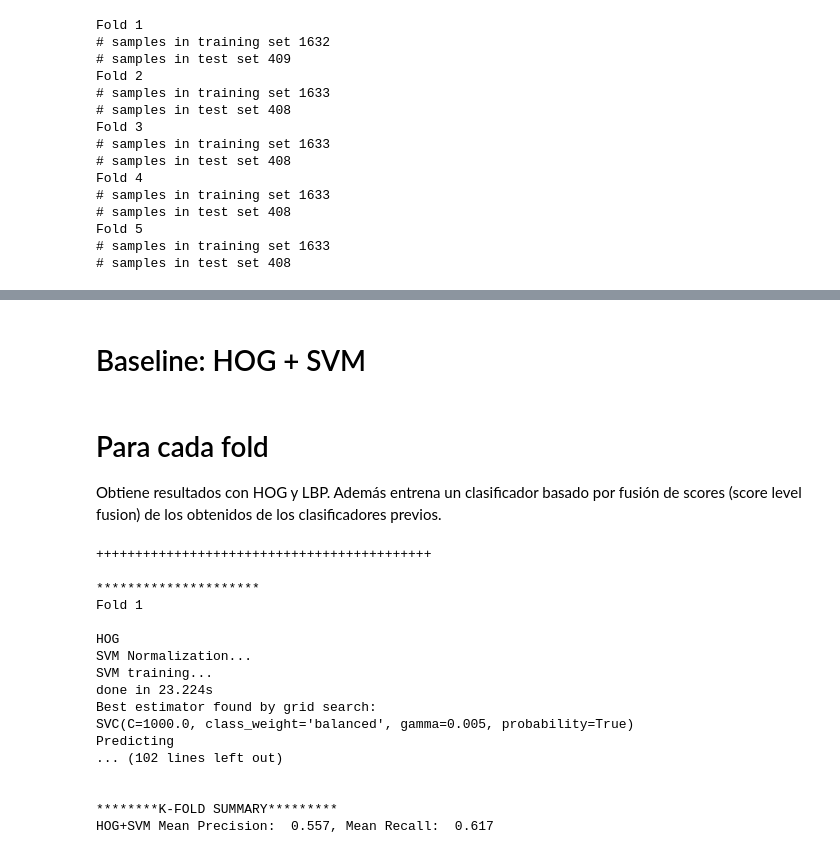
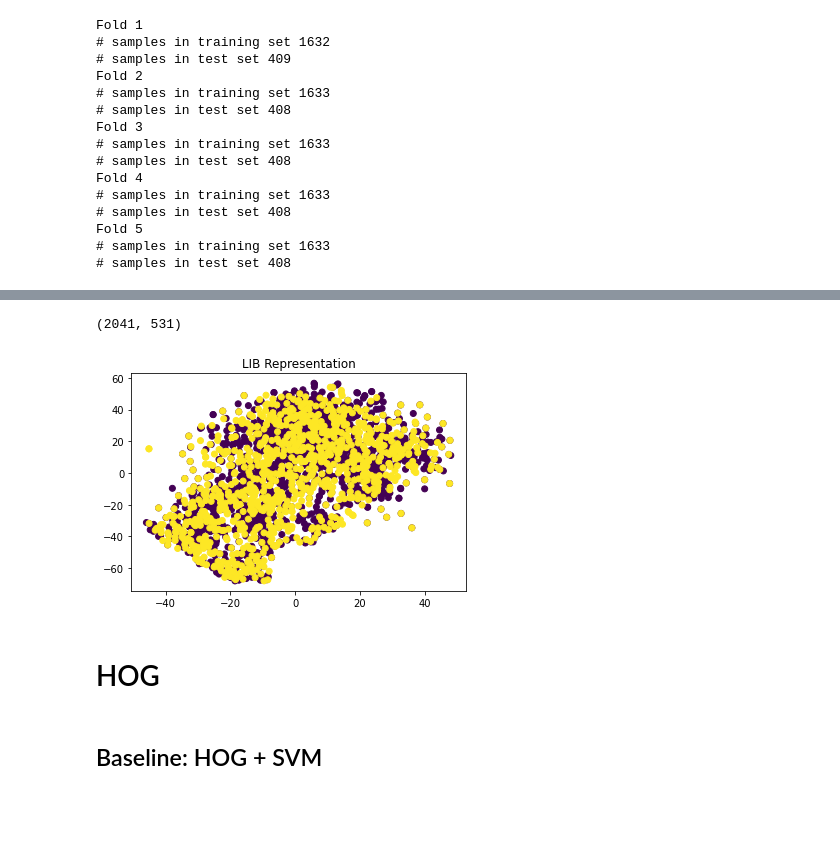
Before and after one commit to miguel-kjh/fake-face-detector, a Jupyter notebook: fake_detection.ipynb, the cells around one changed output, grey strips where cells are left out. Drawn from its saved outputs; the diff is of its cells as text; code cells hidden in the pictures; blank space fills up the shorter version.

```diff
--- a/fake_detection.ipynb
+++ b/fake_detection.ipynb
@@ -250,57 +307,9 @@ Fold 5
+# %%
+TSNE_plot(Xlbp, Y, "LIB Representation")
+# %% [output]
+(2041, 531)
+[figure, added]
+# %% [markdown]
+# HOG
 # %% [markdown]
-# Baseline: HOG + SVM
+## Baseline: HOG + SVM
-# %% [markdown]
-# Para cada fold
-
-Obtiene resultados con HOG y LBP. Además entrena un clasificador basado por fusión de scores (score level fusion) de los obtenidos de los clasificadores previos.
-# %%
-print("+++++++++++++++++++++++++++++++++++++++++++\n")
-
-# KNN
-precs_hog_svm, recs_hog_svm = [], []
-
-parameters = {'C': [1e3, 5e3],
-                  'gamma': [0.0001, 0.0005, 0.001, 0.005, 0.01],}
-# Grid searach across parameter range
-clf = GridSearchCV(
-    SVC(kernel='rbf', class_weight='balanced', probability=True), parameters, cv=5
-)
-
-fold = 1
-for train_index, test_index in skf.split(X, Y):
-    #print("TRAIN:", train_index, "TEST:", test_index)
-    print("*********************\nFold %d" % fold)
-
-    #HOG
-    print("\nHOG")
-    y_pred, y_test, hog_train_prob, hog_test_prob = GetPredictionsandProbs(clf, Xhog[train_index], Xhog[test_index],Y[train_index], Y[test_index])
-    print("\nHOG Metrics")
-    precs_hog_svm.append(precision_score(y_test, y_pred))
-    recs_hog_svm.append(recall_score(y_test, y_pred))
-    print(classification_report(y_test, y_pred, target_names=class_names))
-    if fold == 1:
-    print("Confussion matrix:")
-        print(confusion_matrix(y_test, y_pred, labels=range(n_classes)))
-
-    fold += 1
-
-print("\n********K-FOLD SUMMARY*********")
-print("HOG+SVM Mean Precision:  %0.3f, Mean Recall:  %0.3f" % ( np.mean(precs_hog_svm) , np.mean(recs_hog_svm) ))
-# %% [output]
-+++++++++++++++++++++++++++++++++++++++++++
-
-*********************
-Fold 1
-
-HOG
-SVM Normalization...
-SVM training...
-done in 23.224s
-Best estimator found by grid search:
-SVC(C=1000.0, class_weight='balanced', gamma=0.005, probability=True)
-Predicting
-... (102 lines left out)
-
-
-********K-FOLD SUMMARY*********
-HOG+SVM Mean Precision:  0.557, Mean Recall:  0.617
```
Also changed, not shown: parts of 16 cells of this notebook.
